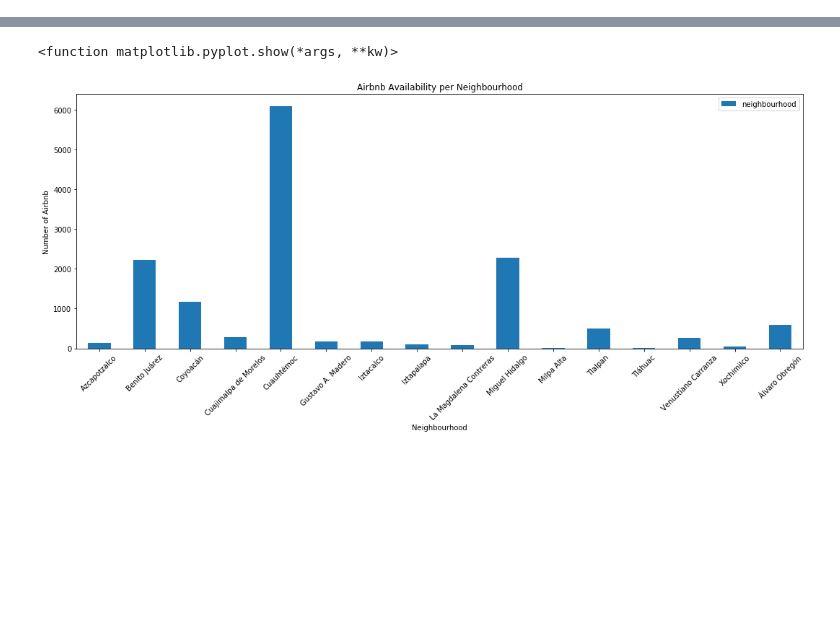
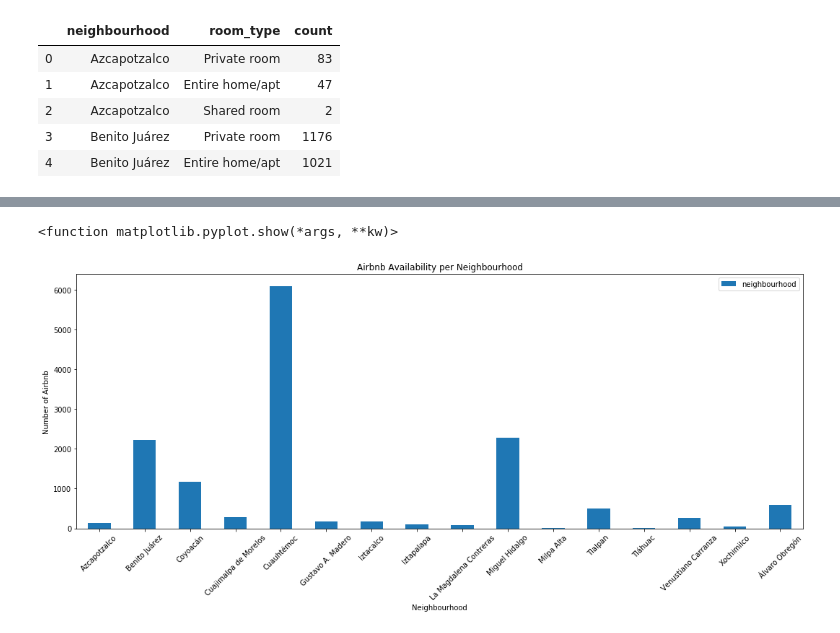
Before and after one commit to elc17/Project_1, a Jupyter notebook: project_1.ipynb, the cells around one changed output, grey strips where cells are left out. Drawn from its saved outputs; the diff is of its cells as text; code cells hidden in the pictures; blank space fills up the shorter version.

```diff
--- a/project_1.ipynb
+++ b/project_1.ipynb
@@ -29,3 +29,14 @@ data_df.head()
+# %%
+roomtype = data_df.groupby(data_df["neighbourhood"])["room_type"].value_counts().to_frame(name = "count")
+roomtype = roomtype.reset_index()
+roomtype.head()
+# %% [output]
+|  | neighbourhood | room_type | count |
+| 0 | Azcapotzalco | Private room | 83 |
+| 1 | Azcapotzalco | Entire home/apt | 47 |
+| 2 | Azcapotzalco | Shared room | 2 |
+| 3 | Benito Juárez | Private room | 1176 |
+| 4 | Benito Juárez | Entire home/apt | 1021 |
 # %%
 #data_df.groupby(data_df["price"])["neighbourhood"].value_counts()
 # %%
```
Also changed, not shown: parts of 4 cells of this notebook.
